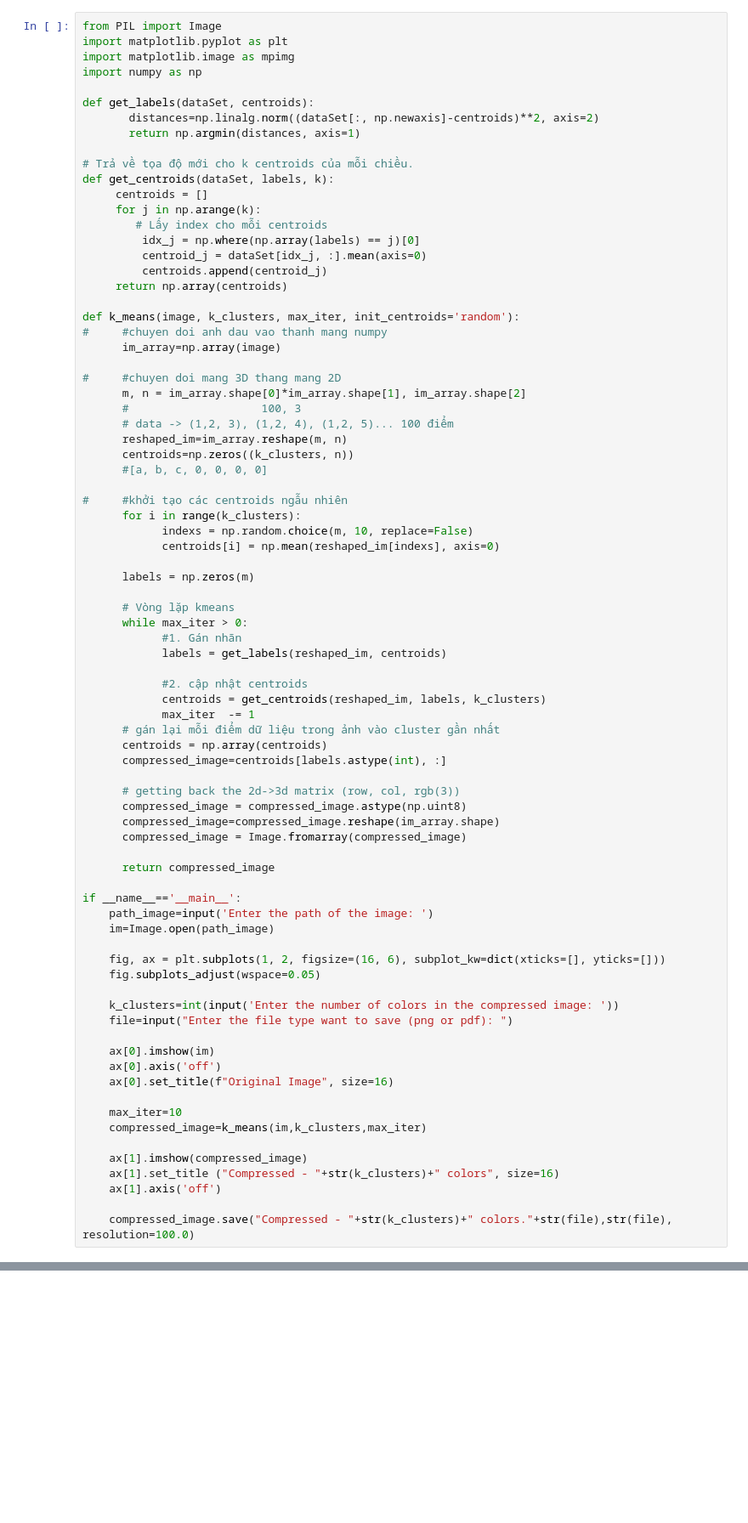
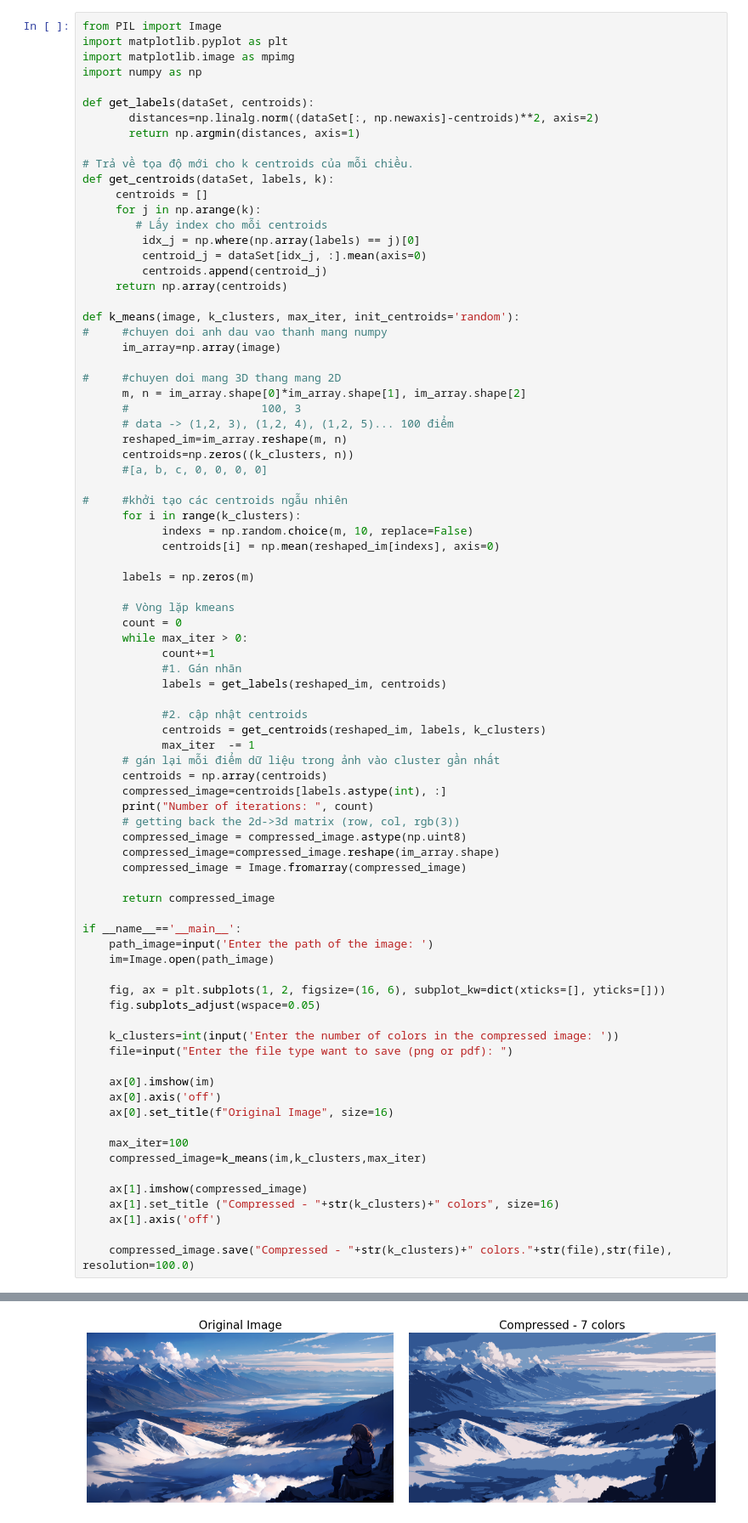
Before and after one commit to DenverNg/MTH00057_Applied-Mathematics-and-Statistics, a Jupyter notebook: Lab/Resources/lab1.ipynb, the cells around one changed output, grey strips where cells are left out. Shown at 85% size. Drawn from its saved outputs; the diff is of its cells as text; blank space fills up the shorter version.

```diff
--- a/Lab/Resources/lab1.ipynb
+++ b/Lab/Resources/lab1.ipynb
@@ -38,7 +38,9 @@ def k_means(image, k_clusters, max_iter, init_centroids='random'):
       labels = np.zeros(m)
 
       # Vòng lặp kmeans
+      count = 0
       while max_iter > 0:
+            count+=1
             #1. Gán nhãn
             labels = get_labels(reshaped_im, centroids)
 
@@ -48,7 +50,7 @@ def k_means(image, k_clusters, max_iter, init_centroids='random'):
       # gán lại mỗi điểm dữ liệu trong ảnh vào cluster gần nhất
       centroids = np.array(centroids)
       compressed_image=centroids[labels.astype(int), :]
-
+      print("Number of iterations: ", count)
       # getting back the 2d->3d matrix (row, col, rgb(3))
       compressed_image = compressed_image.astype(np.uint8)
       compressed_image=compressed_image.reshape(im_array.shape)
@@ -70,7 +72,7 @@ if __name__=='__main__':
     ax[0].axis('off')
     ax[0].set_title(f"Original Image", size=16)
 
-    max_iter=10
+    max_iter=100
     compressed_image=k_means(im,k_clusters,max_iter)
 
     ax[1].imshow(compressed_image)
@@ -78,3 +80,4 @@ if __name__=='__main__':
     ax[1].axis('off')
 
     compressed_image.save("Compressed - "+str(k_clusters)+" colors."+str(file),str(file), resolution=100.0)
+# %% [output]
@@ -80,0 +85 @@ if __name__=='__main__':
+[figure, added]
```
Also changed, not shown: parts of 1 cell of this notebook.
